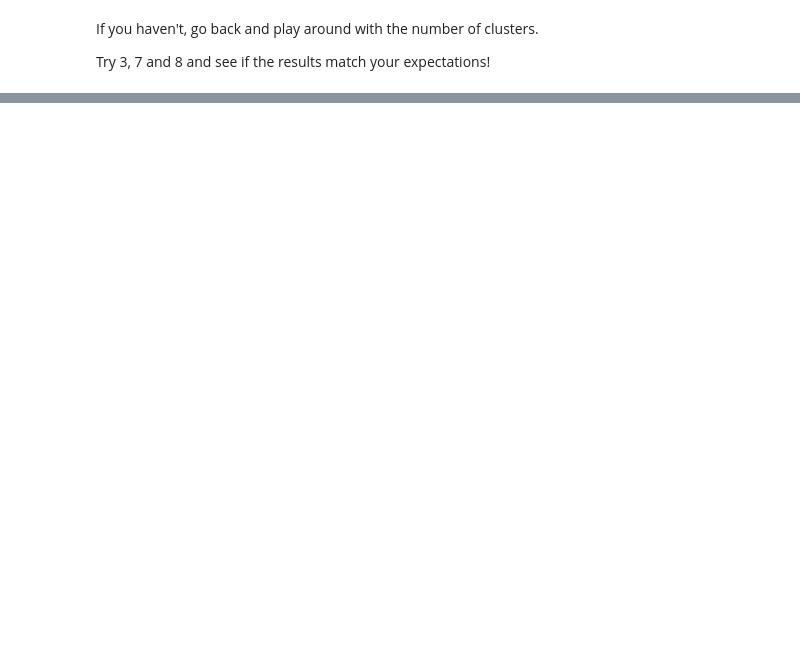
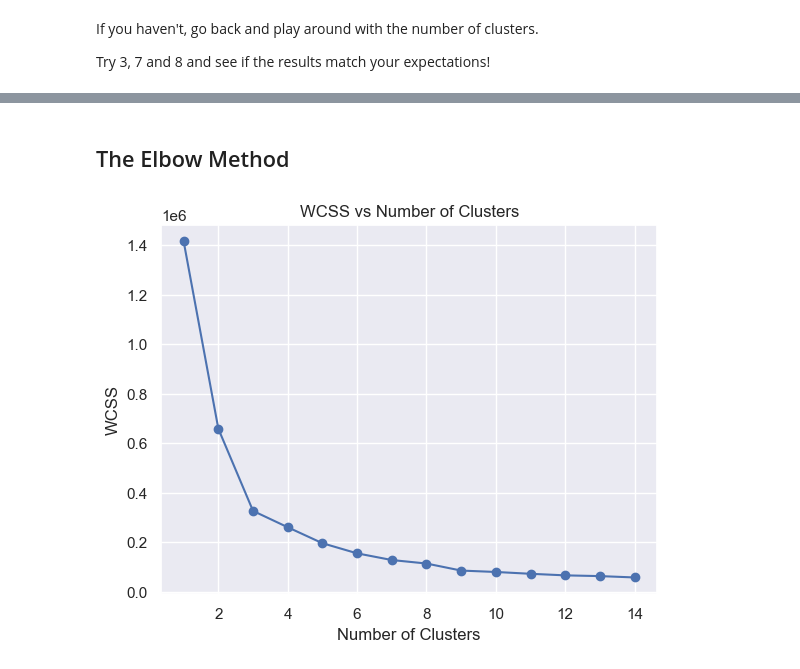
Before and after one commit to indieka900/Data-Science-tutorial, a Jupyter notebook: Clusters/A+Simple+Example+of+Clustering+-+Exercise.ipynb, the cells around one changed output, grey strips where cells are left out. Drawn from its saved outputs; the diff is of its cells as text; code cells hidden in the pictures; blank space fills up the shorter version.

Commit message:
Added ELbow method to determine number of cluster to minimize WCSS

```diff
--- a/Clusters/A+Simple+Example+of+Clustering+-+Exercise.ipynb
+++ b/Clusters/A+Simple+Example+of+Clustering+-+Exercise.ipynb
@@ -128,0 +141,7 @@ Try 3, 7 and 8 and see if the results match your expectations!
+# %%
+wcsm = []
+for i in range(1, 15):
+    kmeans = KMeans(i)
+    kmeans.fit(x)
+    inertia = kmeans.inertia_
+    wcsm.append(inertia)
@@ -128,0 +165,11 @@ Try 3, 7 and 8 and see if the results match your expectations!
+# %% [markdown]
+## The Elbow Method
+# %%
+number_of_clusters = range(1, 15)
+plt.plot(number_of_clusters, wcsm, marker='o')
+plt.title('WCSS vs Number of Clusters')
+plt.xlabel('Number of Clusters')
+plt.ylabel('WCSS')
+plt.show()
+# %% [output]
+[figure, added]
```
Also changed, not shown: parts of 10 cells of this notebook.
